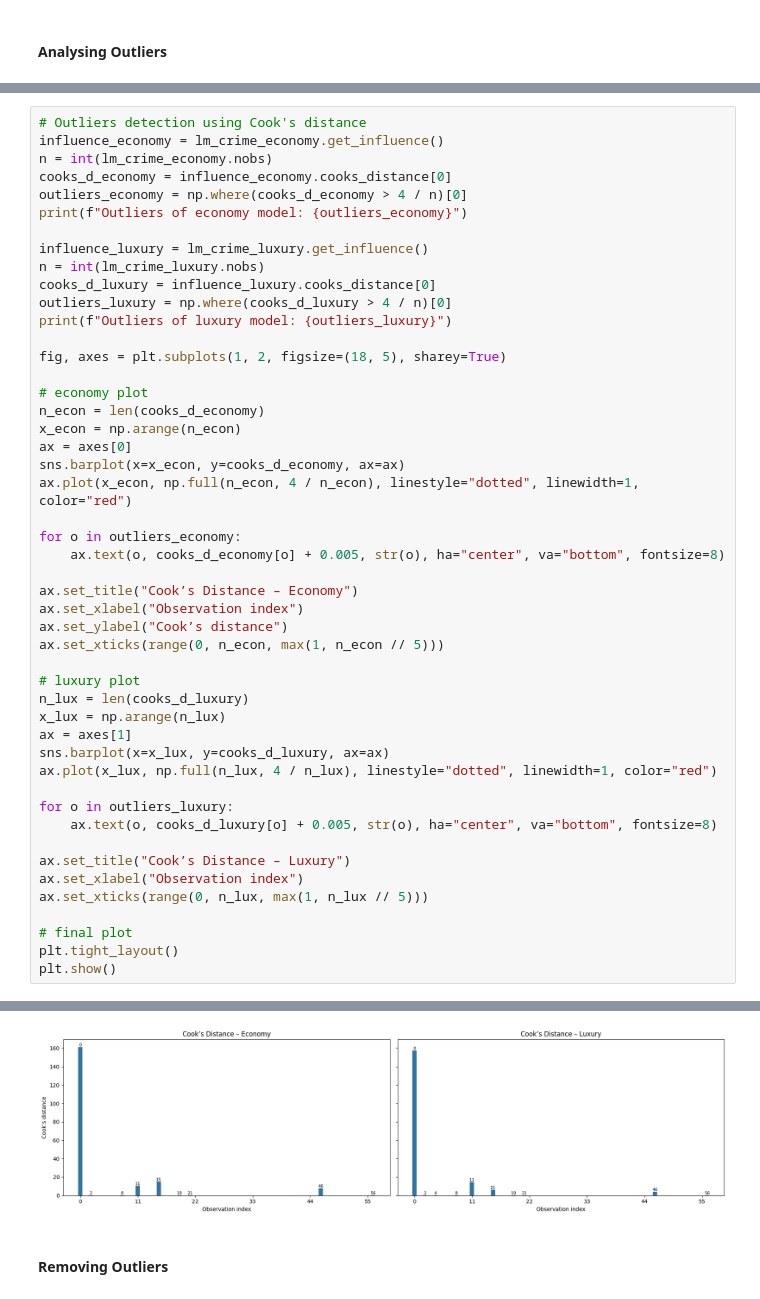
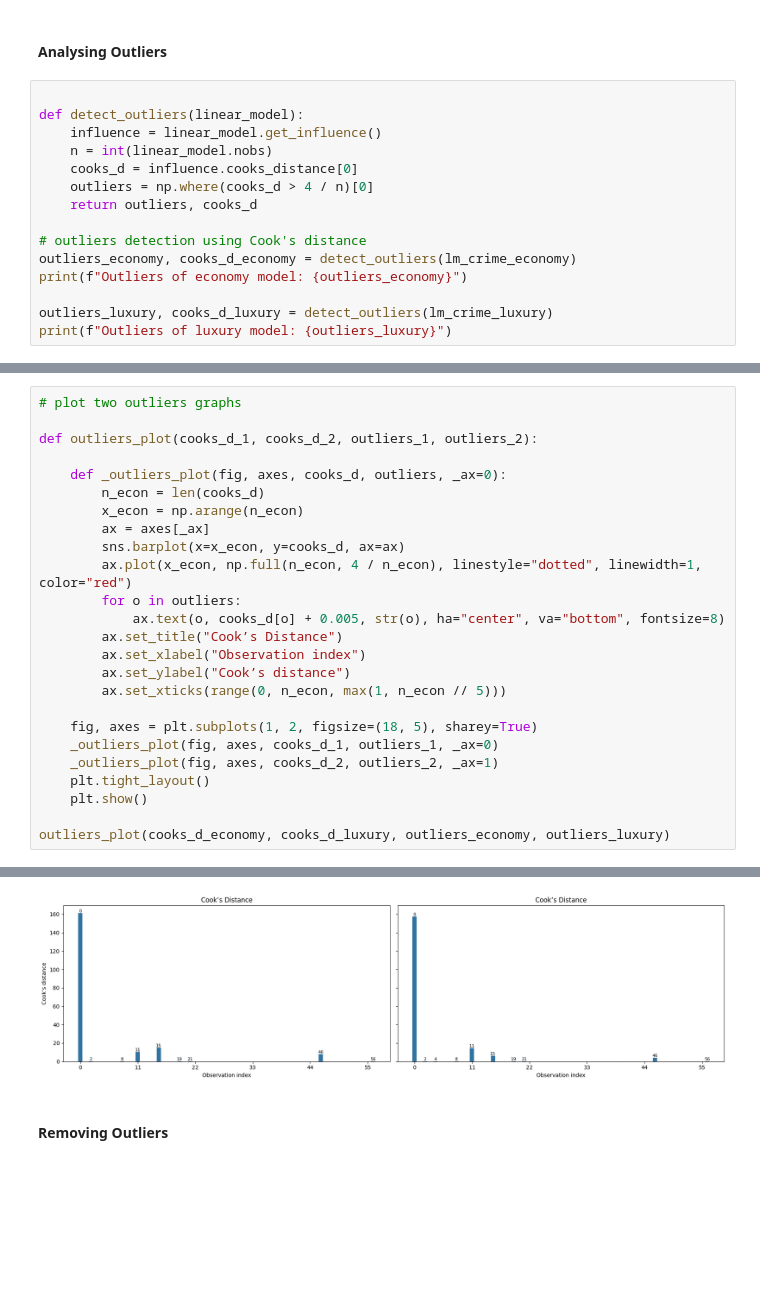
Before and after one commit to OiKek/SAN, a Jupyter notebook: src/exploratory-data-analysis.ipynb, the cells around one changed output, grey strips where cells are left out. Cells and saved outputs as stored; diff of their text form; blank space fills up the shorter version.

```diff
--- a/src/exploratory-data-analysis.ipynb
+++ b/src/exploratory-data-analysis.ipynb
@@ -44,3 +51,18 @@ lm_crime_luxury = smf.ols('crime_density ~ dist_center_km + airbnb_luxury_densit
 ## Outliers
 # %% [markdown]
 #### Analysing Outliers
+# %%
+
+def detect_outliers(linear_model):
+    influence = linear_model.get_influence()
+    n = int(linear_model.nobs)
+    cooks_d = influence.cooks_distance[0]
+    outliers = np.where(cooks_d > 4 / n)[0]
+    return outliers, cooks_d
+
+# outliers detection using Cook's distance
+outliers_economy, cooks_d_economy = detect_outliers(lm_crime_economy)
+print(f"Outliers of economy model: {outliers_economy}")
+
+outliers_luxury, cooks_d_luxury = detect_outliers(lm_crime_luxury)
+print(f"Outliers of luxury model: {outliers_luxury}")
@@ -47,49 +72,26 @@ lm_crime_luxury = smf.ols('crime_density ~ dist_center_km + airbnb_luxury_densit
 # %%
-# Outliers detection using Cook's distance
-influence_economy = lm_crime_economy.get_influence()
-n = int(lm_crime_economy.nobs)
-cooks_d_economy = influence_economy.cooks_distance[0]
-outliers_economy = np.where(cooks_d_economy > 4 / n)[0]
-print(f"Outliers of economy model: {outliers_economy}")
+# plot two outliers graphs
 
-influence_luxury = lm_crime_luxury.get_influence()
-n = int(lm_crime_luxury.nobs)
-cooks_d_luxury = influence_luxury.cooks_distance[0]
-outliers_luxury = np.where(cooks_d_luxury > 4 / n)[0]
-print(f"Outliers of luxury model: {outliers_luxury}")
+def outliers_plot(cooks_d_1, cooks_d_2, outliers_1, outliers_2):
 
-fig, axes = plt.subplots(1, 2, figsize=(18, 5), sharey=True)
+    def _outliers_plot(fig, axes, cooks_d, outliers, _ax=0):
+        n_econ = len(cooks_d)
+        x_econ = np.arange(n_econ)
+        ax = axes[_ax]
+        sns.barplot(x=x_econ, y=cooks_d, ax=ax)
+        ax.plot(x_econ, np.full(n_econ, 4 / n_econ), linestyle="dotted", linewidth=1, color="red")
+        for o in outliers:
+            ax.text(o, cooks_d[o] + 0.005, str(o), ha="center", va="bottom", fontsize=8)
+        ax.set_title("Cook’s Distance")
+        ax.set_xlabel("Observation index")
+        ax.set_ylabel("Cook’s distance")
+        ax.set_xticks(range(0, n_econ, max(1, n_econ // 5)))
 
-# economy plot
-n_econ = len(cooks_d_economy)
-x_econ = np.arange(n_econ)
-ax = axes[0]
-sns.barplot(x=x_econ, y=cooks_d_economy, ax=ax)
-ax.plot(x_econ, np.full(n_econ, 4 / n_econ), linestyle="dotted", linewidth=1, color="red")
+    fig, axes = plt.subplots(1, 2, figsize=(18, 5), sharey=True)
+    _outliers_plot(fig, axes, cooks_d_1, outliers_1, _ax=0)
+    _outliers_plot(fig, axes, cooks_d_2, outliers_2, _ax=1)
+    plt.tight_layout()
+    plt.show()
 
-for o in outliers_economy:
-    ax.text(o, cooks_d_economy[o] + 0.005, str(o), ha="center", va="bottom", fontsize=8)
-
-ax.set_title("Cook’s Distance – Economy")
-ax.set_xlabel("Observation index")
-ax.set_ylabel("Cook’s distance")
-ax.set_xticks(range(0, n_econ, max(1, n_econ // 5)))
-
-# luxury plot
-n_lux = len(cooks_d_luxury)
-x_lux = np.arange(n_lux)
-ax = axes[1]
-sns.barplot(x=x_lux, y=cooks_d_luxury, ax=ax)
-ax.plot(x_lux, np.full(n_lux, 4 / n_lux), linestyle="dotted", linewidth=1, color="red")
-
-for o in outliers_luxury:
-    ax.text(o, cooks_d_luxury[o] + 0.005, str(o), ha="center", va="bottom", fontsize=8)
-
-ax.set_title("Cook’s Distance – Luxury")
-ax.set_xlabel("Observation index")
-ax.set_xticks(range(0, n_lux, max(1, n_lux // 5)))
-
-# final plot
-plt.tight_layout()
-plt.show()
+outliers_plot(cooks_d_economy, cooks_d_luxury, outliers_economy, outliers_luxury)
 # %% [output]
@@ -98,4 +98,4 @@ Outliers of luxury model: [ 0  2  4  8 11 15 19 21 46 56]
-[figure, old version]
+[figure, new version]
 # %% [markdown]
 #### Removing Outliers
 # %%
```
Also changed, not shown: parts of 36 cells of this notebook, 2 other files.
